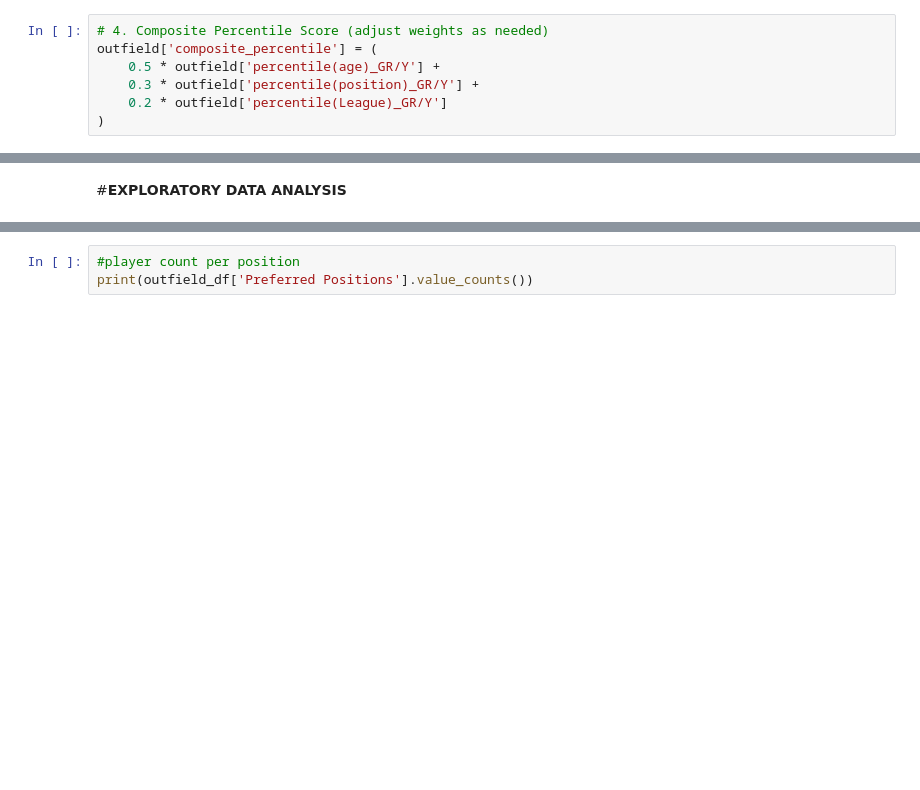
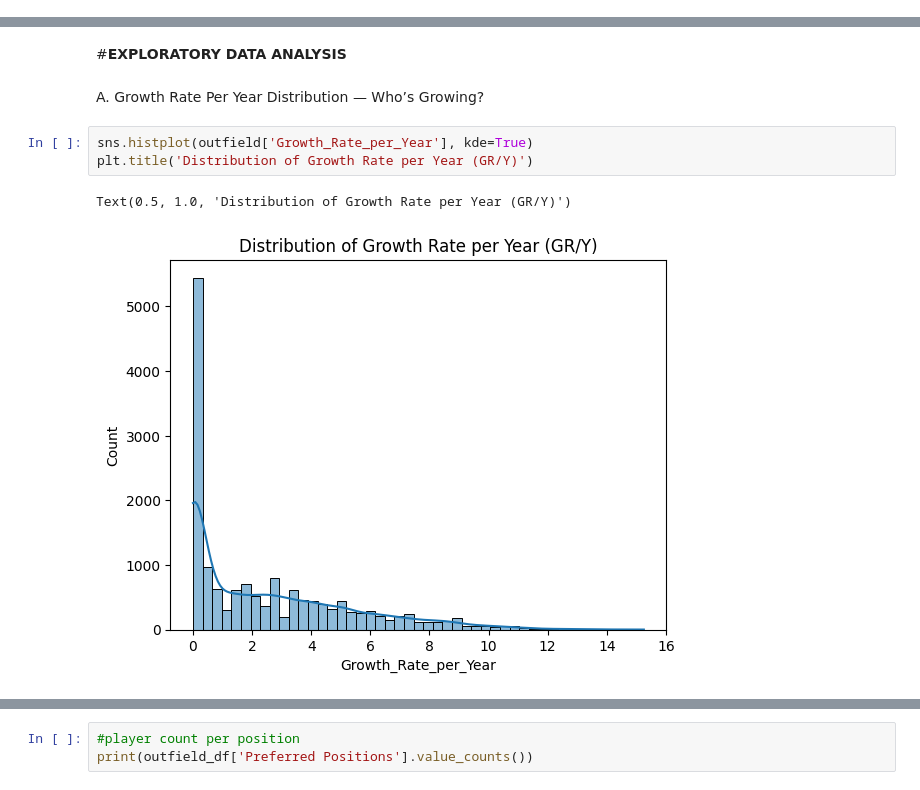
Before and after one commit to davidmasai/C-Users-User-Desktop-Football_Recruitment_-project, a Jupyter notebook: Phase_Project_Notebook (6).ipynb, the cells around one changed output, grey strips where cells are left out. Drawn from its saved outputs; the diff is of its cells as text; blank space fills up the shorter version.

```diff
--- a/Phase_Project_Notebook (6).ipynb
+++ b/Phase_Project_Notebook (6).ipynb
@@ -2919,10 +2816,3 @@ Feature : **composite_percentile**
-# %%
-# 4. Composite Percentile Score (adjust weights as needed)
-outfield['composite_percentile'] = (
-    0.5 * outfield['percentile(age)_GR/Y'] +
-    0.3 * outfield['percentile(position)_GR/Y'] +
-    0.2 * outfield['percentile(League)_GR/Y']
-)
 # %% [markdown]
 - The **Percentile scores** above are **statistical measures indicating how a player's "Growth Rate per Year" (GR/Y) compares to others within specific peer groups**.
 - This gives a refined, contextual view of Growth Rate per Year based on age, position, and league
@@ -3174,3 +3073,11 @@ outfield_df.rename(columns={'Value_log': 'Value', 'Wage_sqrt': 'Wage', 'Age_boxc
 print(outfield_df.head())
 # %% [markdown]
 #**EXPLORATORY DATA ANALYSIS**
+# %% [markdown]
+A. Growth Rate Per Year Distribution — Who’s Growing?
+# %%
+sns.histplot(outfield['Growth_Rate_per_Year'], kde=True)
+plt.title('Distribution of Growth Rate per Year (GR/Y)')
+# %% [output]
+Text(0.5, 1.0, 'Distribution of Growth Rate per Year (GR/Y)')
+[figure, added]
```
Also changed, not shown: parts of 14 cells of this notebook.
